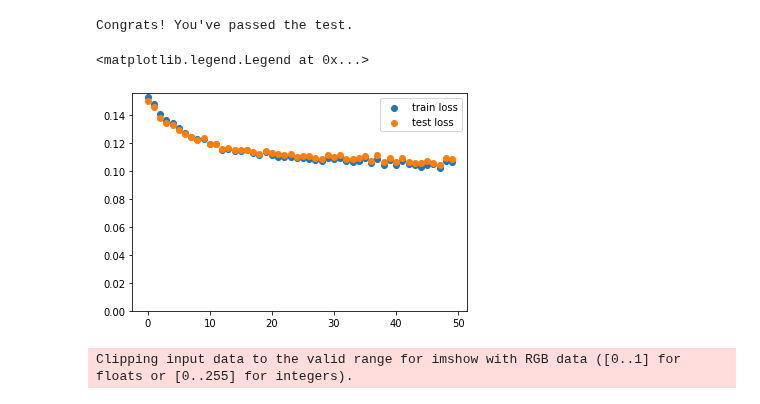
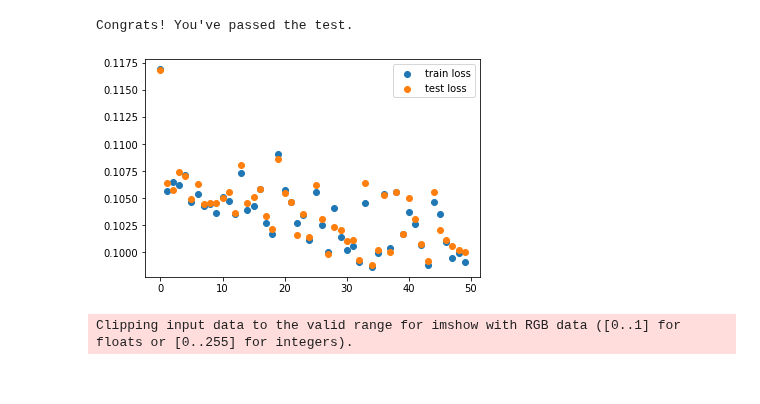
Before and after one commit to redwoodresearch/mlab, a Jupyter notebook: days/w1d4/w1d4_template.ipynb, the cells around one changed output. Saved outputs shown, nothing was run; the diff lists cells and outputs as text; code cells hidden in the pictures.

```diff
--- a/days/w1d4/w1d4_template.ipynb
+++ b/days/w1d4/w1d4_template.ipynb
@@ -39,8 +43,14 @@ w1d4_tests.test_mlp(RaichuModel)
 # %% [output]
 Congrats! You've passed the test.
 # %%
-def train(model, dataloader, lr, momentum=0.9): # -> trained model
-    optimizer = t.optim.SGD(model.parameters(), lr=lr, momentum=momentum)
+@gin.configurable
+def train(model, dataloader, lr, momentum=0.9, optimizer_kind='SGD'): # -> trained model
+    if optimizer_kind == 'SGD':
+        optimizer = t.optim.SGD(model.parameters(), lr=lr, momentum=momentum)
+    elif optimizer_kind == 'RMSprop':
+        optimizer = t.optim.RMSprop(model.parameters(), lr=lr, momentum=momentum)
+    elif optimizer_kind == 'Adam':
+        optimizer = t.optim.Adam(model.parameters(), lr=lr)
 
     for X, Y in dataloader:
         optimizer.zero_grad()
@@ -67,21 +77,30 @@ w1d4_tests.test_evaluate(evaluate)
 Congrats! You've passed the test.
 # %%
 model = RaichuModel(2, 400, 3)
-num_epochs = 50
-results = []
-for _ in range(num_epochs):
-    train(model, data_train, lr=1e-2)
-    train_quality = evaluate(model, data_train)
-    test_quality = evaluate(model, data_test)
-    results.append((train_quality, test_quality))
+@gin.configurable
+def trains(model, data_train, data_test, num_epochs):
+    results = []
+    for _ in range(num_epochs):
+        train(model, data_train)
+        train_quality = evaluate(model, data_train)
+        test_quality = evaluate(model, data_test)
+        results.append((train_quality, test_quality))
+
+    return results
+
+def plot_qualities():
+    qualities = trains(model, data_train, data_test)
+    train_qualities = list(map(lambda x: x[0], qualities))
+    test_qualities = list(map(lambda x: x[1], qualities))
+    plt.scatter(list(range(len(train_qualities))), train_qualities, label="train loss")
+    plt.scatter(list(range(len(test_qualities))), test_qualities, label="test loss")
+    plt.legend()
-# %%
-plt.scatter(list(range(num_epochs)), list(map(lambda x: x[0], results)), label="train loss")
-plt.scatter(list(range(num_epochs)), list(map(lambda x: x[1], results)), label="test loss")
-plt.ylim(bottom=0)
-plt.legend() # 0.1 for 1e-1, 100 epochs
-# %% [output]
-<matplotlib.legend.Legend at 0x...>
-[figure, removed]
+# %%
+with gin.unlock_config():
+    gin.parse_config_file('config.gin')
+    plot_qualities()
+# %% [output]
+[figure, added]
 # %%
 def show_my_image(img, model):
     img_depth, img_height, img_width = img.shape
```
Also changed, not shown: parts of 2 cells of this notebook.
